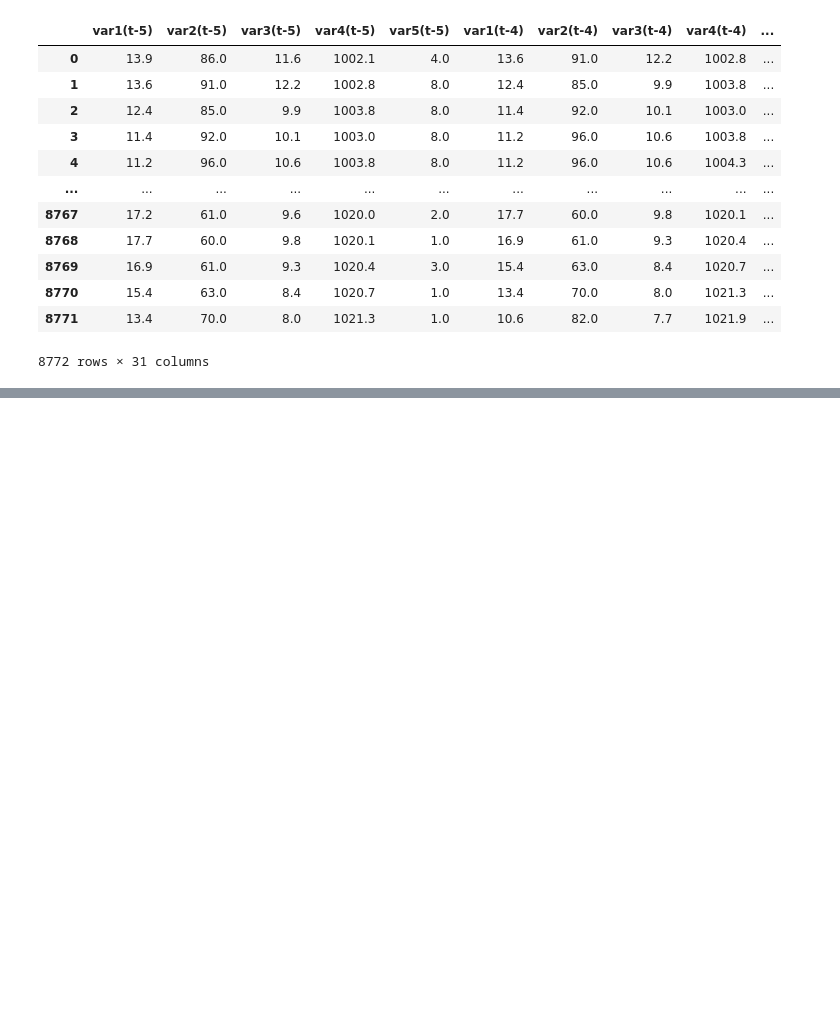
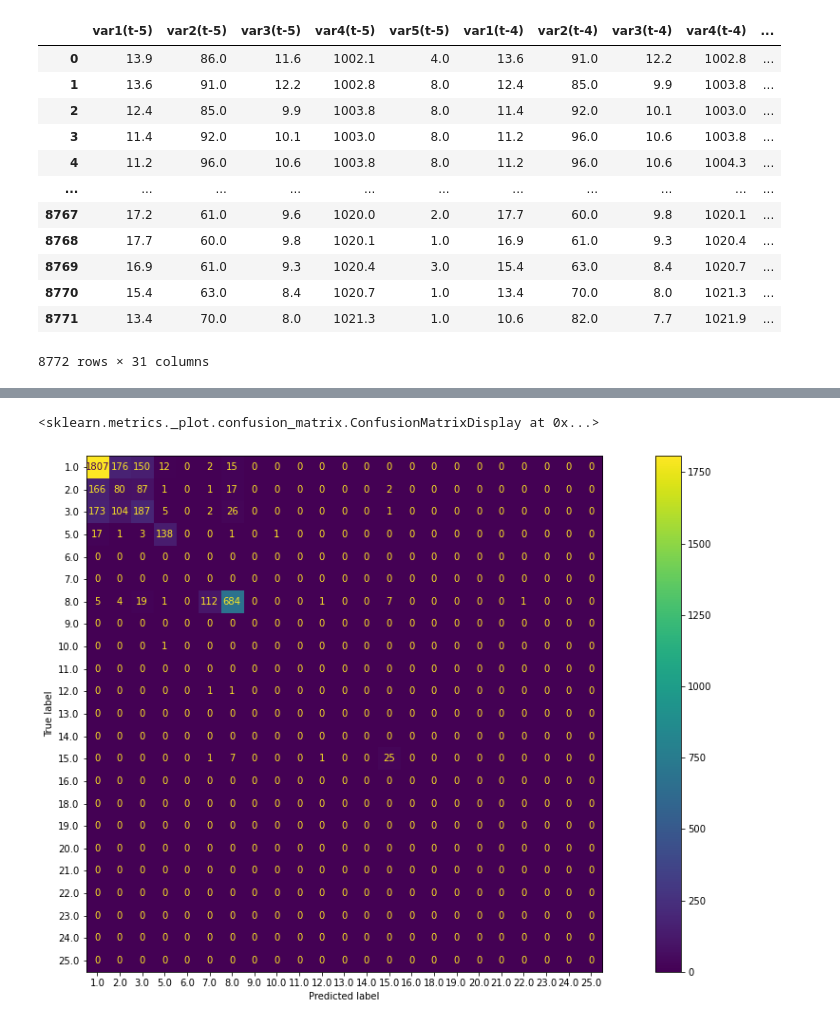
Before and after one commit to yassdenn/WeatherPrediction, a Jupyter notebook: 3_predictionModel.ipynb, the cells around one changed output, grey strips where cells are left out. Cells and saved outputs as stored; diff of their text form; code cells hidden in the pictures; blank space fills up the shorter version.

Commit message:
LSTM labeled prediction

```diff
--- a/3_predictionModel.ipynb
+++ b/3_predictionModel.ipynb
@@ -545,0 +551,2 @@ rsme
+# %%
+test['pred_rounded'] = round(test.pred)
@@ -545,0 +573,10 @@ rsme
+# %%
+labels=['1.0','2.0','3.0','5.0','6.0','7.0','8.0','9.0','10.0','11.0','12.0','13.0','14.0','15.0','16.0','18.0','19.0','20.0','21.0','22.0','23.0','24.0','25.0']
+# %%
+cm = confusion_matrix(test.actual.astype('str'), test.pred_rounded.astype('str'), labels=labels)
+disp = ConfusionMatrixDisplay(confusion_matrix=cm, display_labels=labels)
+fig, ax = plt.subplots(figsize=(20,10))
+disp.plot(ax=ax)
+# %% [output]
+<sklearn.metrics._plot.confusion_matrix.ConfusionMatrixDisplay at 0x...>
+[figure, added]
```
Also changed, not shown: parts of 10 cells of this notebook.
